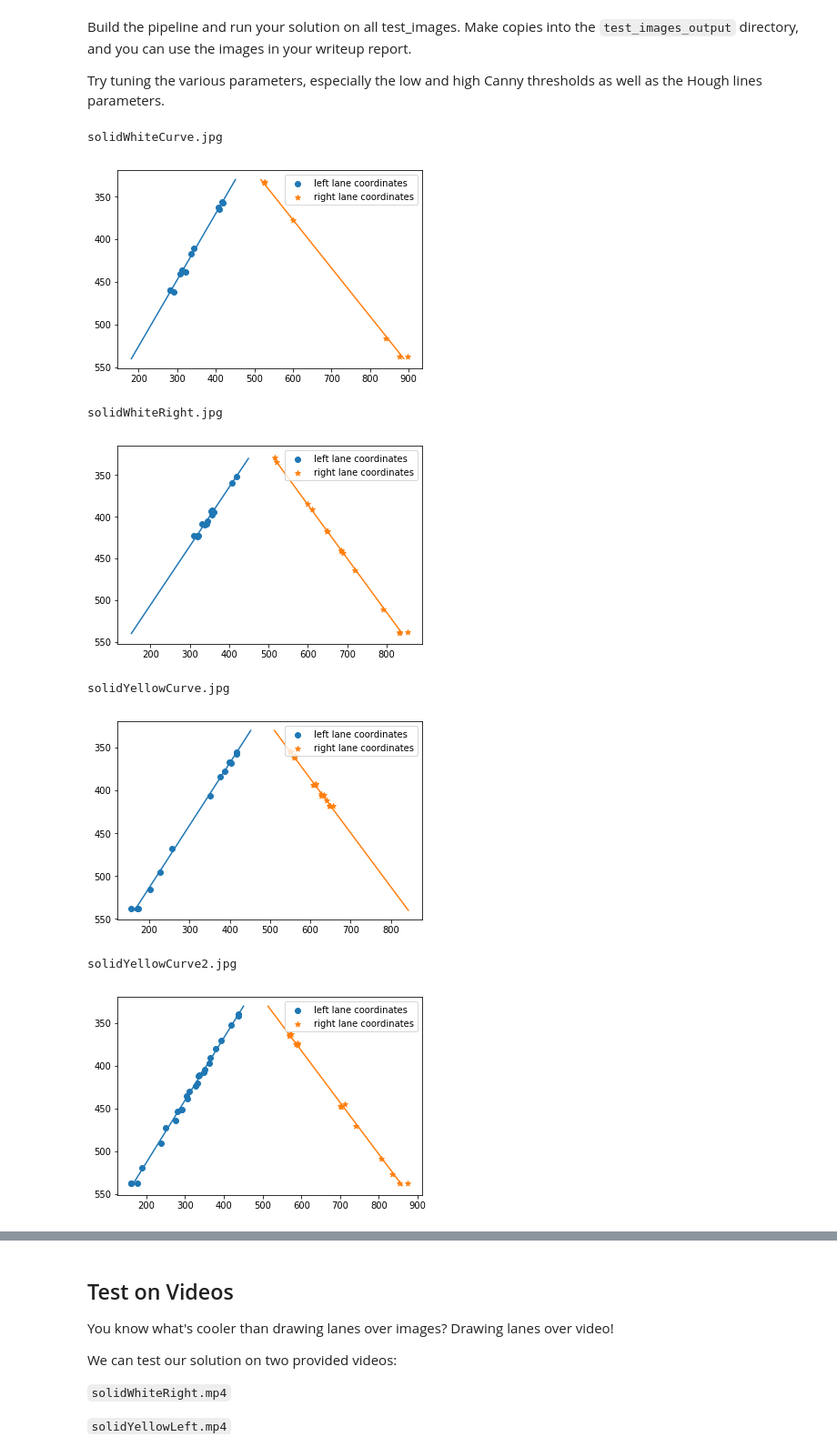
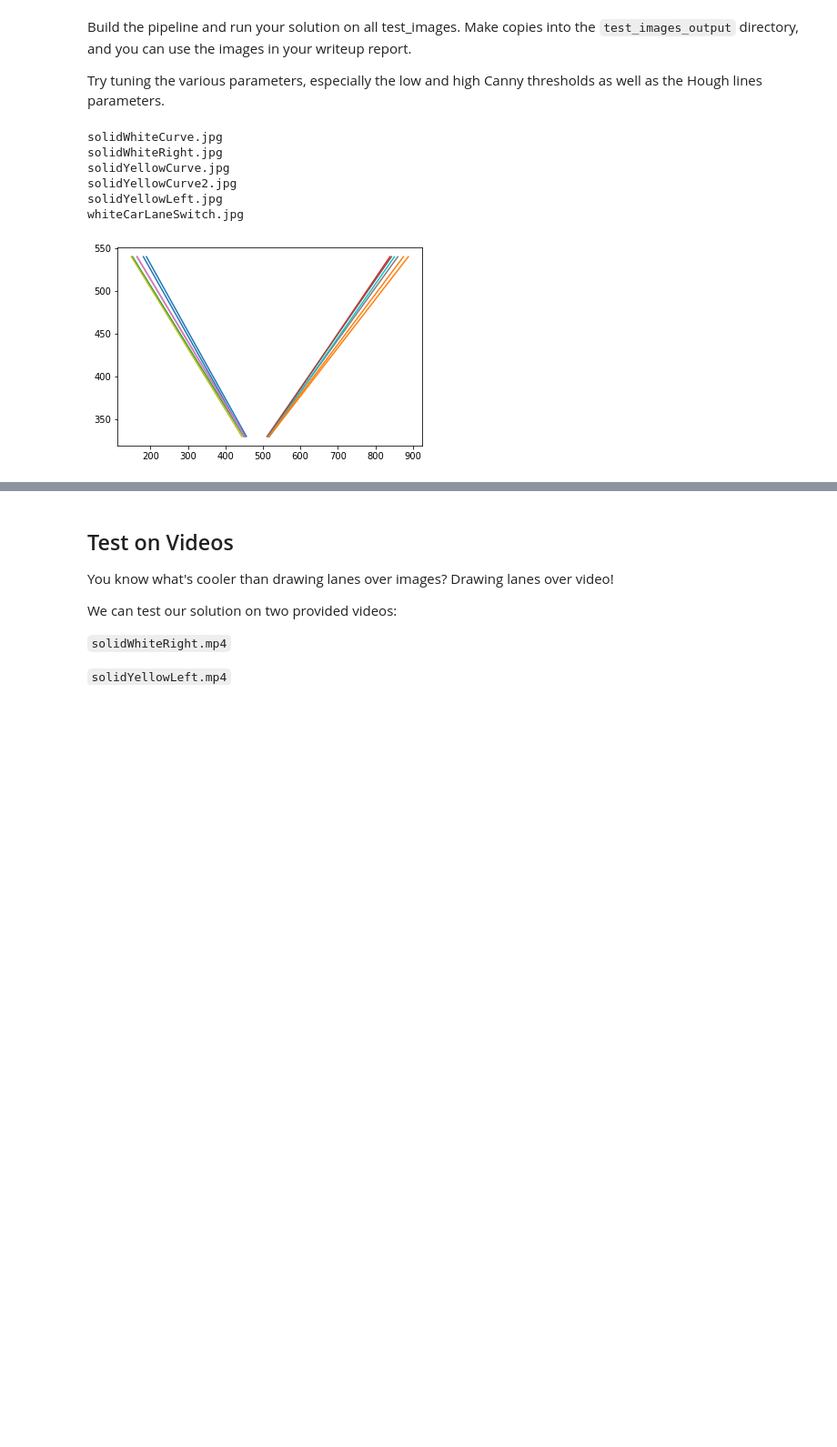
Before and after one commit to ranadewa/CarND-LaneLines-P1, a Jupyter notebook: P1.ipynb, the cells around one changed output, grey strips where cells are left out. Shown: that part at 91% size. Cells and saved outputs as stored; diff of their text form; code cells hidden in the pictures; blank space fills up the shorter version.

```diff
--- a/P1.ipynb
+++ b/P1.ipynb
@@ -275,38 +276,39 @@ def detectLines(image):
     show(image)
     image = region_of_interest(image, np.array([[(0,shape[0]), (420, 330), (530, 330), (shape[1],shape[0])]], dtype=np.int32))
     show(image)
 
 
     kernel_size =5
     image = gaussian_blur(image,kernel_size)
     show(image)
 
     low_threshold = 50
     high_threshold = 150
     edges = canny(image, low_threshold, high_threshold)
     show(edges)
 
     rho = 2 # distance resolution in pixels of the Hough grid
     theta = np.pi/180 # angular resolution in radians of the Hough grid
     threshold = 25     # minimum number of votes (intersections in Hough grid cell)
     min_line_len = 10 #minimum number of pixels making up a line
     max_line_gap = 5    # maximum gap in pixels between connectable line segments
     houghlines = hough_lines(edges, rho, theta, threshold, min_line_len, max_line_gap)
     show(houghlines)
     image = weighted_img(houghlines, original, α=0.8, β=2., γ=0.)
 
     return image
 
 for image_name in os.listdir("test_images/"):
-
+    #image_name = 'solidYellowCurve2.jpg'
+    print(image_name)
     image = detectLines(mpimg.imread("test_images/" + image_name))
     cv2.imwrite("test_images_output/" + image_name, image)
+    show(image)
 # %% [output]
 solidWhiteCurve.jpg
+solidWhiteRight.jpg
+solidYellowCurve.jpg
+solidYellowCurve2.jpg
+solidYellowLeft.jpg
+whiteCarLaneSwitch.jpg
-[figure, old version]
+[figure, new version]
-solidWhiteRight.jpg
-[figure, removed]
-solidYellowCurve.jpg
-[figure, removed]
-solidYellowCurve2.jpg
-[figure, removed]
```
Also changed, not shown: parts of 2 cells of this notebook.
